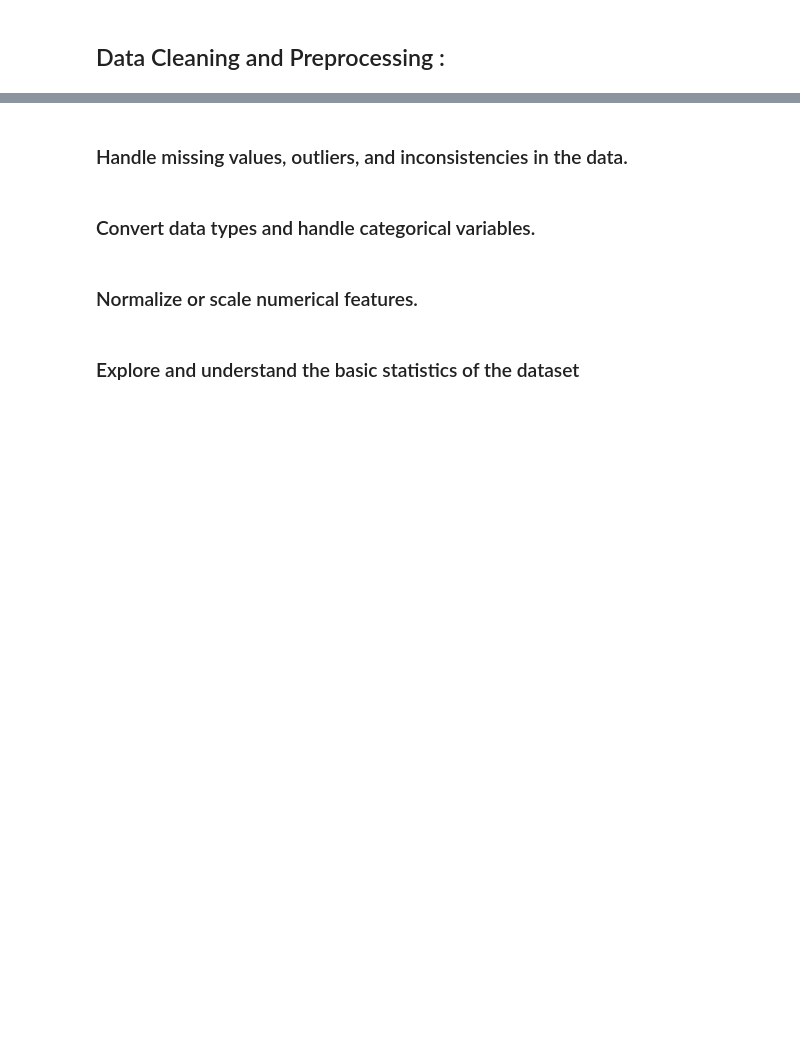
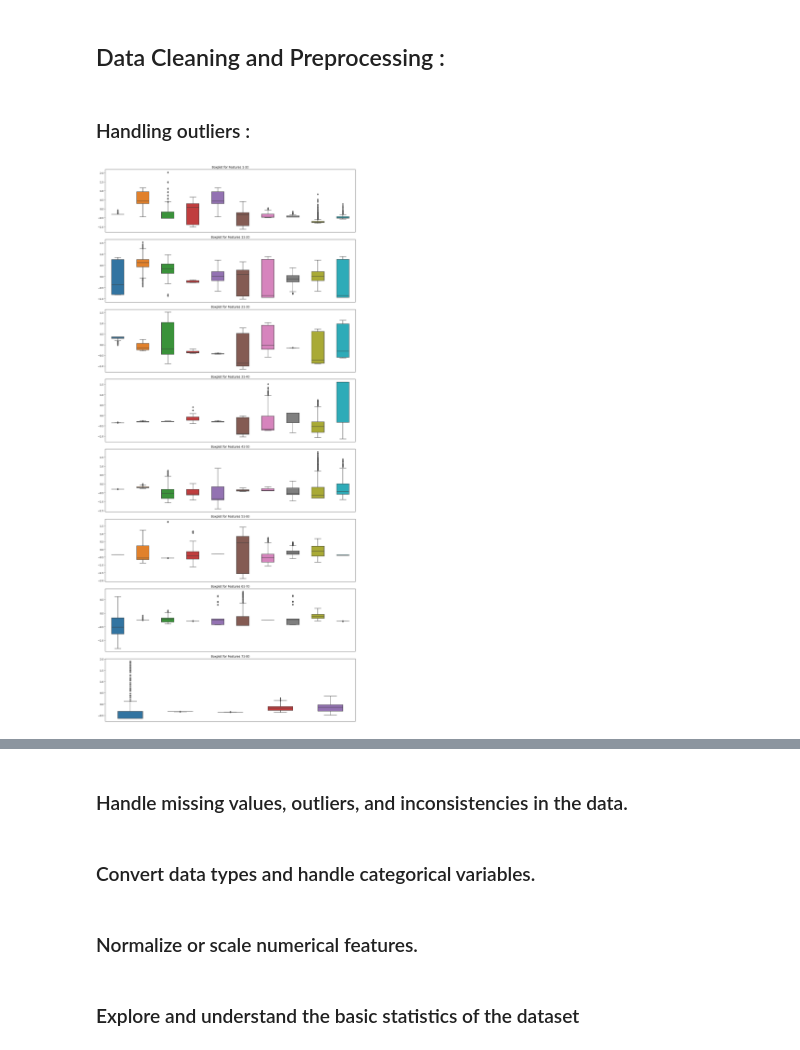
Before and after one commit to anas1IA/Windows_attack10, a Jupyter notebook: project/TON_IoT_Attack_Windows.ipynb, the cells around one changed output, grey strips where cells are left out. Saved outputs shown, nothing was run; the diff lists cells and outputs as text; code cells hidden in the pictures; blank space fills up the shorter version.

```diff
--- a/project/TON_IoT_Attack_Windows.ipynb
+++ b/project/TON_IoT_Attack_Windows.ipynb
@@ -148,2 +174,47 @@ plt.show()
 # %% [markdown]
 ## Data Cleaning and Preprocessing :
+# %% [markdown]
+### Handling outliers :
+# %%
+def rm_outliers_of(df_, col, threshold=0.90):
+  upper_limit = df_.iloc[:, col].quantile(threshold)
+  lower_limit = df_.iloc[:, col].quantile(1-threshold)
+  return df_.loc[(df_.iloc[:, col] <= upper_limit) & (df_.iloc[:, col] >= lower_limit)]
+# %%
+dfout = dfs.copy()
+for i in range(len(dfout.columns[:-1])):
+  dfout = rm_outliers_of(dfout, i , 0.98)
+# %%
+def rm_stdlow_of(df_, col, threshold=0.1):
+  if df_.iloc[:, col].describe()["std"] < threshold:
+    df_ = df_.drop(columns=[df_.columns[col]])
+  return df_
+# %%
+for i in range(len(dfout.columns[:-1])):
+  try:
+    dfout = rm_stdlow_of(dfout, i , 0.01)
+  except:
+    pass
+# %%
+num_features = len(dfout.columns[:-1])
+num_plots = 10
+
+num_subplots = num_features // num_plots + (num_features % num_plots > 0)
+
+plt.figure(figsize=(15, 4 * num_subplots))
+
+for i in range(num_subplots):
+    start_idx = i * num_plots
+    end_idx = (i + 1) * num_plots
+
+    plt.subplot(num_subplots, 1, i + 1)
+
+    sns.boxplot(data=dfout.iloc[:, start_idx:end_idx], width=0.5)
+
+    plt.xticks([])
+    plt.title(f'Boxplot for Features {start_idx + 1}-{end_idx}')
+
+plt.tight_layout()
+plt.show()
+# %% [output]
+[figure, added]
```
Also changed, not shown: parts of 11 cells of this notebook.
